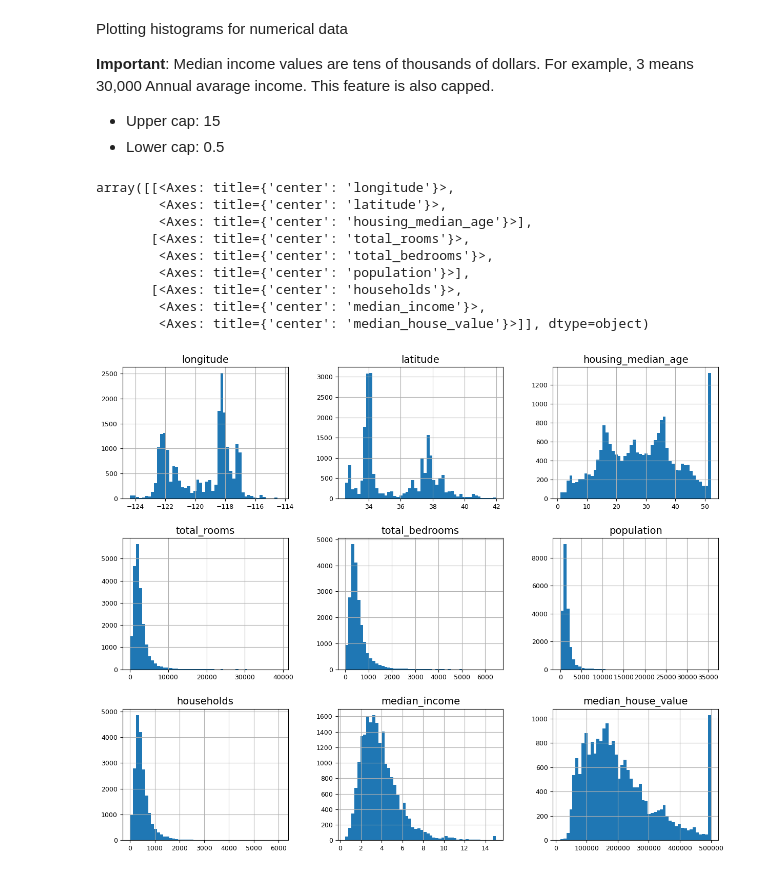
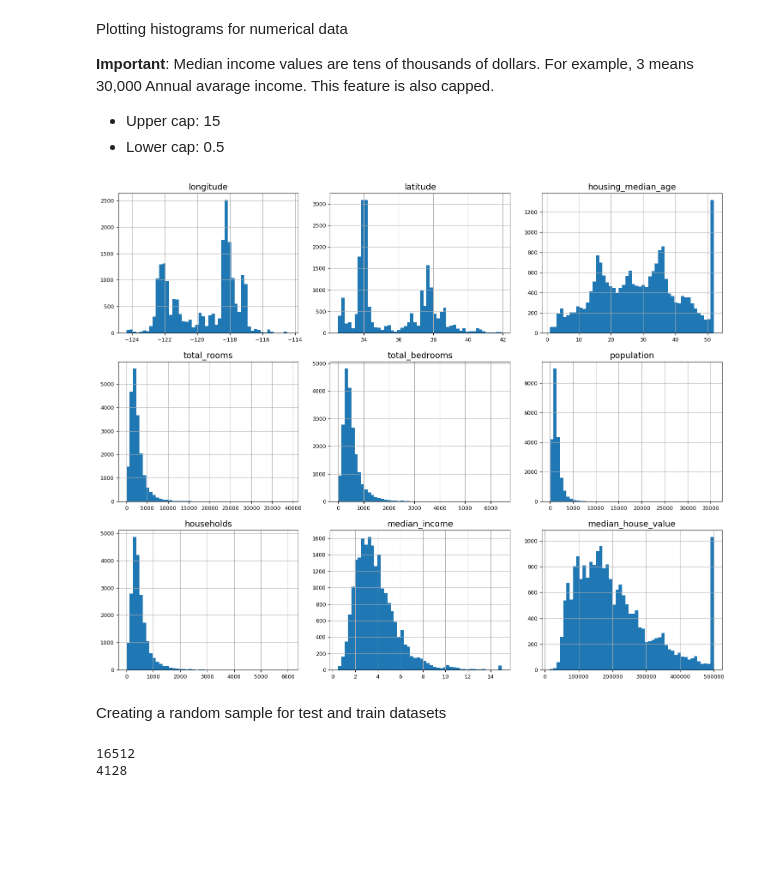
Before and after one commit to Slindex/ML-Projects, a Jupyter notebook: supervised_regression/supervised_regression.ipynb, the cells around one changed output. Saved outputs shown, nothing was run; the diff lists cells and outputs as text; code cells hidden in the pictures; blank space fills up the shorter version.

```diff
--- a/supervised_regression/supervised_regression.ipynb
+++ b/supervised_regression/supervised_regression.ipynb
@@ -125,19 +122,22 @@ Plotting histograms for numerical data
 # %%
 plt.rc('font', size=14)
 plt.rc('axes', labelsize=14, titlesize=14)
 plt.rc('legend', fontsize=14)
 plt.rc('xtick', labelsize=9)
 plt.rc('ytick', labelsize=9)
 
 housingDf.hist(bins=50, figsize=(15,12))
+ut.saveGraph('attribute_histogram')
+plt.show()
 # %% [output]
-array([[<Axes: title={'center': 'longitude'}>,
-        <Axes: title={'center': 'latitude'}>,
-        <Axes: title={'center': 'housing_median_age'}>],
-       [<Axes: title={'center': 'total_rooms'}>,
-        <Axes: title={'center': 'total_bedrooms'}>,
-        <Axes: title={'center': 'population'}>],
-       [<Axes: title={'center': 'households'}>,
-        <Axes: title={'center': 'median_income'}>,
-        <Axes: title={'center': 'median_house_value'}>]], dtype=object)
-[figure, old version]
+[figure, new version]
+# %% [markdown]
+Creating a random sample for test and train datasets
+# %%
+trainSet, testSet = ut.randomDataSplitter(housingDf, 0.2)
+
+print(len(trainSet))
+print(len(testSet))
+# %% [output]
+16512
+4128
```
Also changed, not shown: parts of 2 cells of this notebook, 4 other files.
